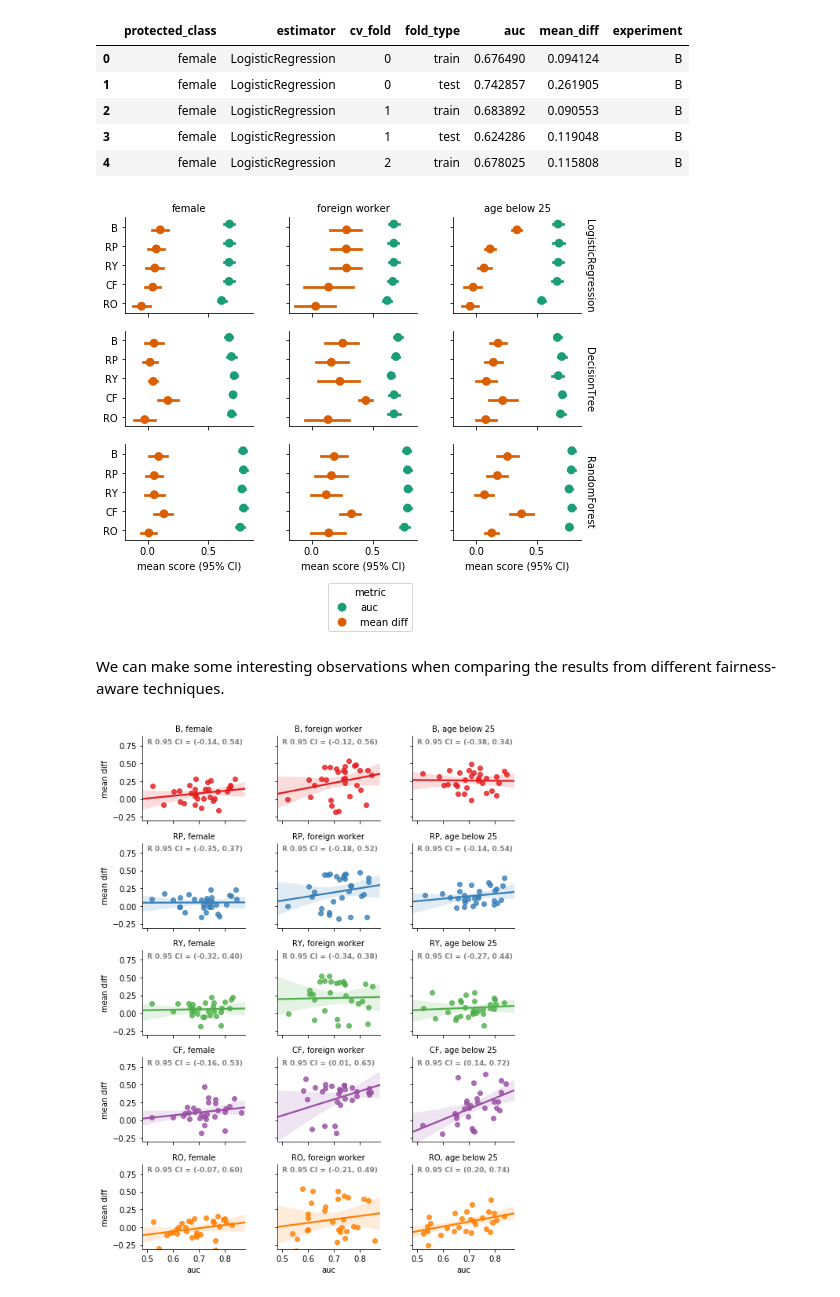
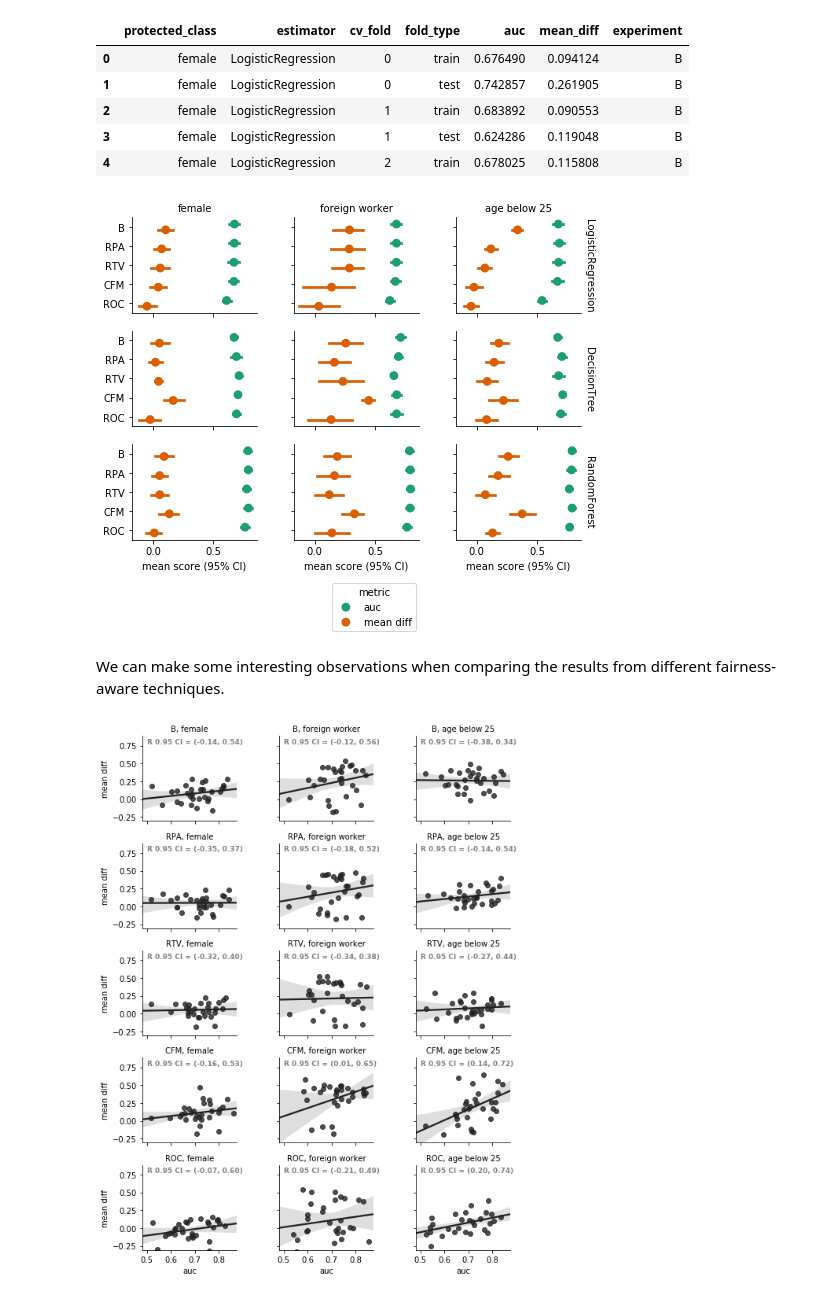
Before and after one commit to cosmicBboy/themis-ml, a Jupyter notebook: paper/Evaluating Themis-ml.ipynb, the cells around one changed output. Cells and saved outputs as stored; diff of their text form; code cells hidden in the pictures.

```diff
--- a/paper/Evaluating Themis-ml.ipynb
+++ b/paper/Evaluating Themis-ml.ipynb
@@ -998,10 +998,10 @@ print_best_metrics(
 compare_experiments = (
     pd.concat([
         experiment_baseline.assign(experiment="B"),
-        experiment_naive.assign(experiment="RP"),
-        experiment_relabel.assign(experiment="RY"),
-        experiment_acf.assign(experiment="CF"),
-        experiment_single_roc.assign(experiment="RO")
+        experiment_naive.assign(experiment="RPA"),
+        experiment_relabel.assign(experiment="RTV"),
+        experiment_acf.assign(experiment="CFM"),
+        experiment_single_roc.assign(experiment="ROC")
     ])
     .assign(
         protected_class=lambda df: df.protected_class.str.replace("_", " "),
@@ -1045,7 +1045,7 @@ def compare_experiment_results_multiple_model(experiment_results):
 
 compare_experiment_results_multiple_model(compare_experiments);
 # %% [output]
-[figure, old version]
+[figure, new version]
 # %% [markdown]
 We can make some interesting observations when comparing the results from different fairness-aware techniques.
 # %%
@@ -1058,6 +1058,8 @@ def compute_corr_pearson(x, y, ci=0.95):
     cint = z + np.array([-1, 1]) * sigma * stats.norm.ppf((1 + ci ) / 2)
     return corr, np.tanh(cint)
 # %%
+black_palette = sns.color_palette(["#222222"])
+
 def plot_utility_fairness_tradeoff(x, y, **kwargs):
     ax = plt.gca()
     data = kwargs.pop("data")
@@ -1068,37 +1070,34 @@ def plot_utility_fairness_tradeoff(x, y, **kwargs):
     sns_ax.annotate(
         r_text, xy=(0.7, 0),
         xytext=(0.05, 0.91),
         textcoords='axes fraction',
         fontweight="bold",
         fontsize=9,
         color="gray"
     )
     bottom_padding = 0.05
     top_padding = 0.5
     ylim = (data[y].min() - bottom_padding, data[y].max() + top_padding)
     sns_ax.set_ylim(*ylim)
 
 
 g = sns.FacetGrid(
     (
         compare_experiments
         .drop("cv_fold", axis=1)
         .reset_index()
         .query("fold_type == 'test'")
         .rename(
             columns={"mean_diff": "mean diff"})
     ),
     col="protected_class",
     row="experiment",
-    hue="experiment", size=2.0, aspect=1.3, sharey=True,
-    palette=experiment_palette)
-# g.map(sns.regplot, "roc", "mean_diff", ci=None);
+    hue="experiment",
+    size=2.0, aspect=1.3, sharey=True,
+    palette=black_palette)
 g.map_dataframe(plot_utility_fairness_tradeoff, "auc", "mean diff")
-# for ax in g.axes.ravel():
-#     ax.set_ylabel("")
-#     plt.setp(ax.texts, text="")
 g.set_titles(template="{row_name}, {col_name}")
 g.fig.tight_layout()
 g.savefig("IMG/fairness_utility_tradeoff.png", dpi=500);
 # %% [output]
-[figure, old version]
+[figure, new version]
```
Also changed, not shown: 6 other files.
